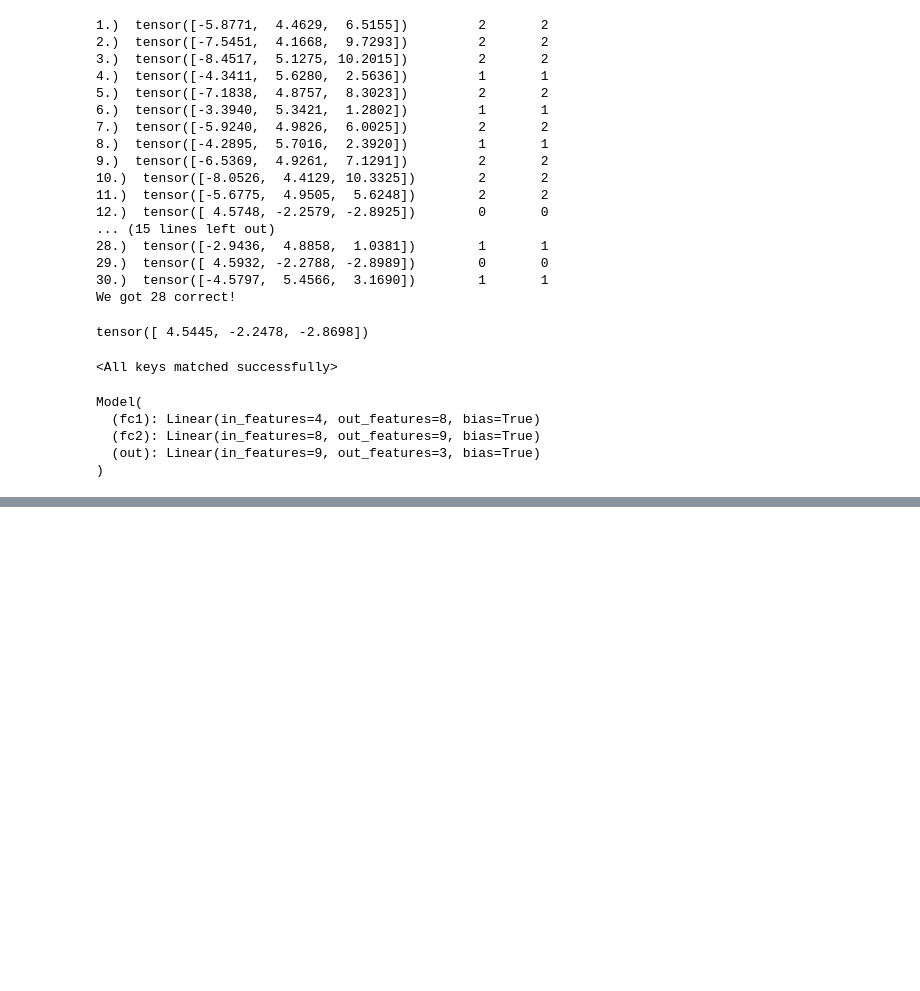
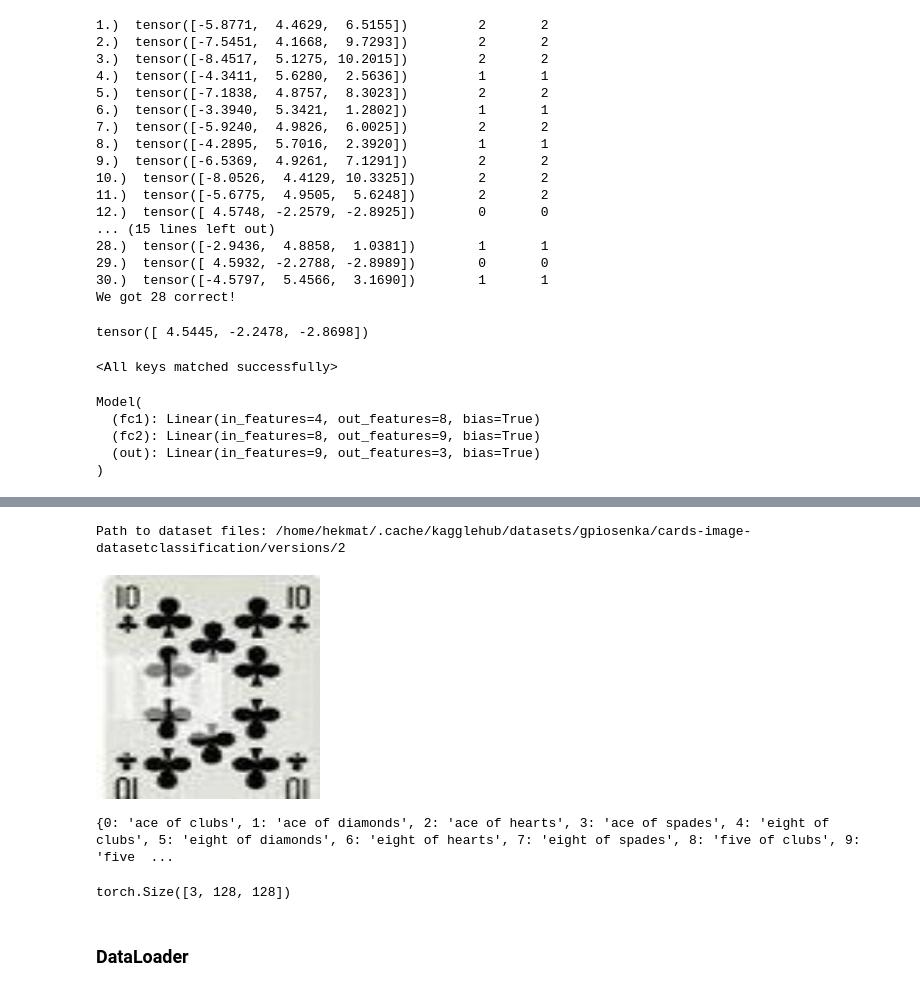
Before and after one commit to HekmatTaherinejad95/Deep-ML, a Jupyter notebook: pytorch.ipynb, the cells around one changed output, grey strips where cells are left out. Drawn from its saved outputs; the diff is of its cells as text; code cells hidden in the pictures; blank space fills up the shorter version.

```diff
--- a/pytorch.ipynb
+++ b/pytorch.ipynb
@@ -182,0 +236,14 @@ Model(
+# %%
+class PlayingCardDataset(Dataset):
+    def __init__(self, data_dir, transform=None):
+        self.data = ImageFolder(data_dir, transform=transform)
+
+    def __len__(self):
+        return len(self.data)
+
+    def __getitem__(self, idx):
+        return self.data[idx]
+
+    @property
+    def classes(self):
+        return self.data.classes
@@ -182,0 +262,23 @@ Model(
+# %%
+import kagglehub
+
+# Download latest version
+path = kagglehub.dataset_download("gpiosenka/cards-image-datasetclassification")
+
+print("Path to dataset files:", path)
+# %% [output]
+Path to dataset files: /home/hekmat/.cache/kagglehub/datasets/gpiosenka/cards-image-datasetclassification/versions/2
+# %%
+dataset = PlayingCardDataset(data_dir=path + "/train")
+# %%
+image, label = dataset[6000]
+
+image
+# %% [output]
+[figure, added]
+# %%
+data_dir = path + "/train"
+target_to_class = {v: k for k, v in ImageFolder(data_dir).class_to_idx.items()}
+print(target_to_class)
+# %% [output]
+{0: 'ace of clubs', 1: 'ace of diamonds', 2: 'ace of hearts', 3: 'ace of spades', 4: 'eight of clubs', 5: 'eight of diamonds', 6: 'eight of hearts', 7: 'eight of spades', 8: 'five of clubs', 9: 'five  ...
@@ -182,0 +293,6 @@ Model(
+# %%
+image, label = dataset[0]
+
+image.shape
+# %% [output]
+torch.Size([3, 128, 128])
@@ -182,0 +303,2 @@ Model(
+# %% [markdown]
+### DataLoader
```
Also changed, not shown: parts of 21 cells of this notebook, 1 other file.
